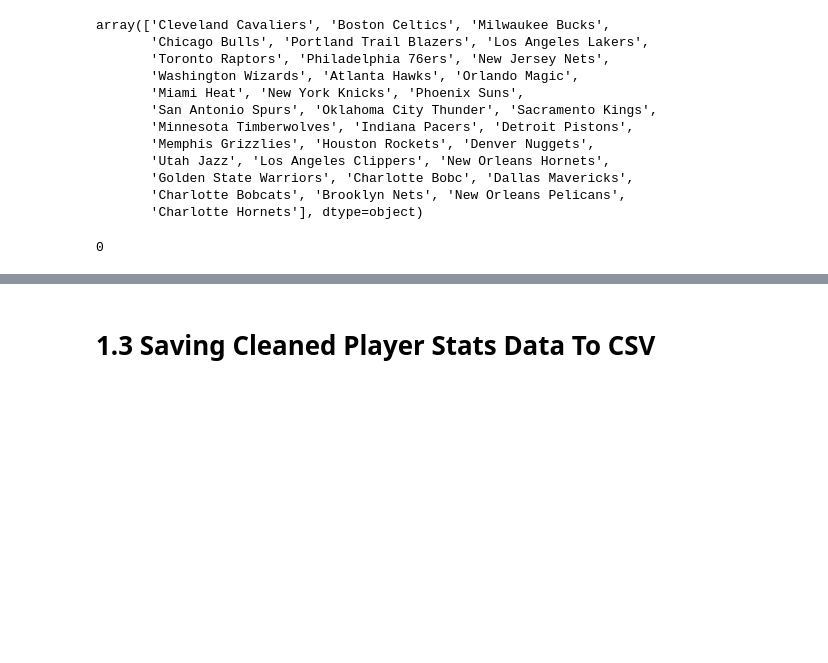
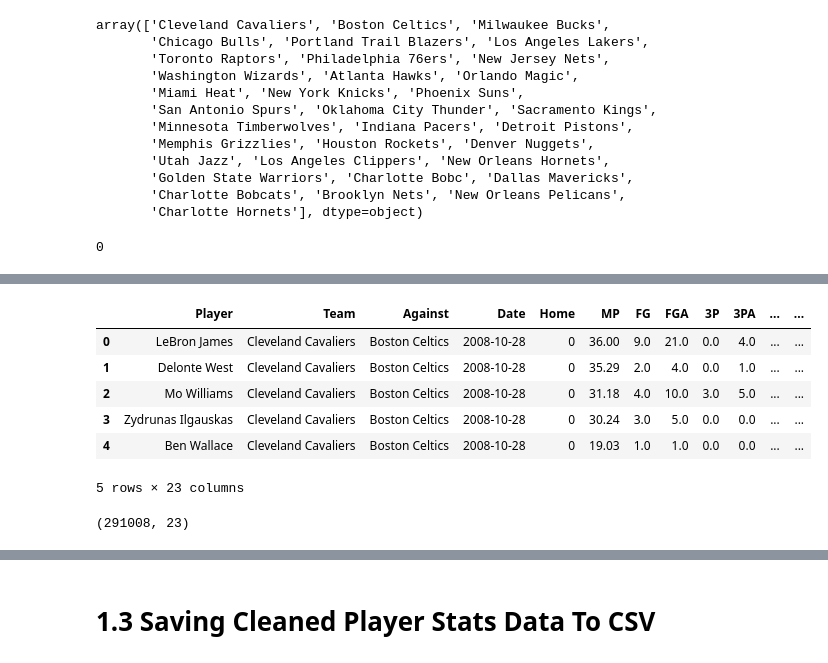
Before and after one commit to ElectricSheep007/UNH-Repo, a Jupyter notebook: DS_Guided_Capstone_2_Repo/virenv/Guided_Capstone_Project_2.ipynb, the cells around one changed output, grey strips where cells are left out. Cells and saved outputs as stored; diff of their text form; code cells hidden in the pictures; blank space fills up the shorter version.

Commit message:
fixed gameID issue

```diff
--- a/DS_Guided_Capstone_2_Repo/virenv/Guided_Capstone_Project_2.ipynb
+++ b/DS_Guided_Capstone_2_Repo/virenv/Guided_Capstone_Project_2.ipynb
@@ -270,3 +261,0 @@ len(player_stats['homeAbbr'].unique())
-# %%
-player_stats['gameID'] =  player_stats['Date'].dt.strftime('%Y%m%d') + player_stats['homeAbbr']
-player_stats.head()
@@ -295,2 +262,3 @@ player_stats.shape
-# %%
-player_stats.drop(columns = ['homeAbbr'], inplace=True)
+# %%
+#Pulling the home team's name abbreviation.
+name_change['abbr'] = np.where(name_change['Home']==1, name_change['Team'].str[0:3].str.upper(), name_change['Against'].str[0:3].str.upper())
@@ -296,0 +271,3 @@ player_stats.drop(columns = ['homeAbbr'], inplace=True)
+# %%
+#Abbreviations work for some team names, but not all team names use the abbreviation of the first name.
+name_change['abbr'] = name_change['abbr'].replace({'SAN':'SAS', 'OKL': 'OKC', 'GOL':'GSW'})
@@ -297,6 +280,21 @@ player_stats.drop(columns = ['homeAbbr'], inplace=True)
+# %%
+player_stats['gameID'] =  player_stats['Date'].dt.strftime('%Y%m%d') + name_change['abbr']
+player_stats.head()
+# %% [output]
+|  | Player | Team | Against | Date | Home | MP | FG | FGA | 3P | 3PA | ... | ... |
+| 0 | LeBron James | Cleveland Cavaliers | Boston Celtics | 2008-10-28 | 0 | 36.00 | 9.0 | 21.0 | 0.0 | 4.0 | ... | ... |
+| 1 | Delonte West | Cleveland Cavaliers | Boston Celtics | 2008-10-28 | 0 | 35.29 | 2.0 | 4.0 | 0.0 | 1.0 | ... | ... |
+| 2 | Mo Williams | Cleveland Cavaliers | Boston Celtics | 2008-10-28 | 0 | 31.18 | 4.0 | 10.0 | 3.0 | 5.0 | ... | ... |
+| 3 | Zydrunas Ilgauskas | Cleveland Cavaliers | Boston Celtics | 2008-10-28 | 0 | 30.24 | 3.0 | 5.0 | 0.0 | 0.0 | ... | ... |
+| 4 | Ben Wallace | Cleveland Cavaliers | Boston Celtics | 2008-10-28 | 0 | 19.03 | 1.0 | 1.0 | 0.0 | 0.0 | ... | ... |
+5 rows × 23 columns
 # %%
 player_stats.sort_values(by = 'Date', ascending = False, inplace = True)
 player_stats.reset_index(inplace = True, drop = True)
+# %%
+player_stats.shape
+# %% [output]
+(291008, 23)
 # %%
 clean_player_stats = player_stats
 # %%
```
Also changed, not shown: parts of 61 cells of this notebook.
